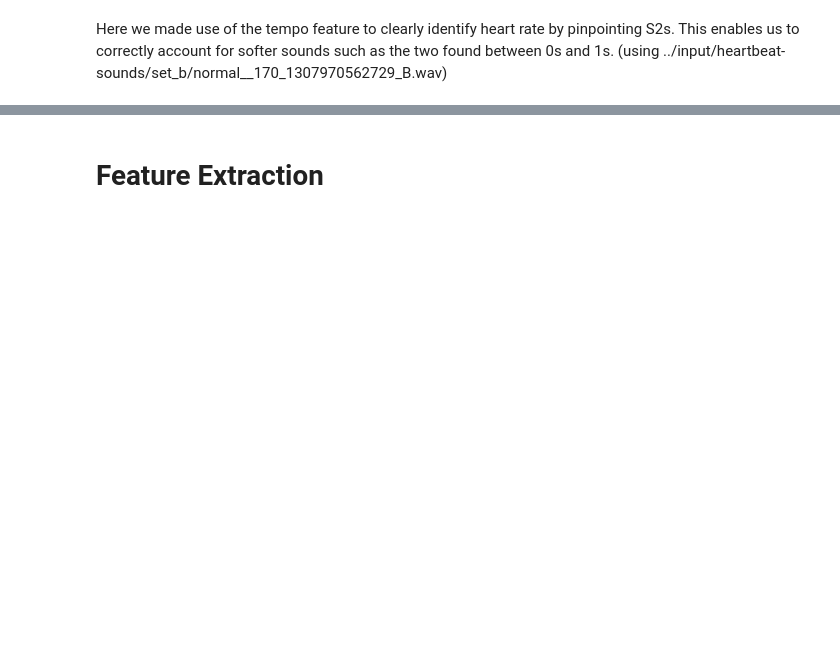
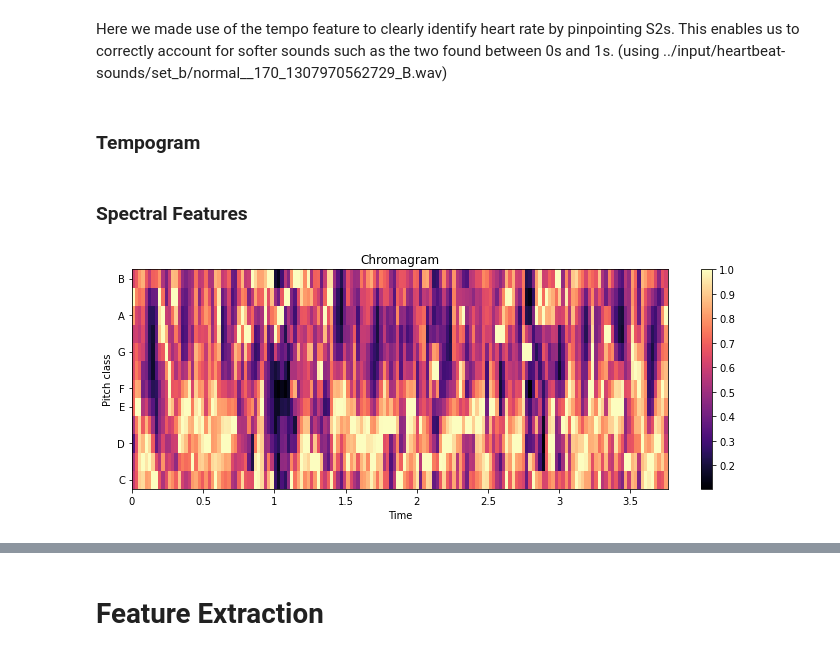
Before and after one commit to k8iechen/HeartPulseProcessor, a Jupyter notebook: Heart Signal Processing.ipynb, the cells around one changed output, grey strips where cells are left out. Cells and saved outputs as stored; diff of their text form; code cells hidden in the pictures; blank space fills up the shorter version.

```diff
--- a/Heart Signal Processing.ipynb
+++ b/Heart Signal Processing.ipynb
@@ -280,2 +268,4 @@ plt.show()
 # %% [markdown]
 Here we made use of the tempo feature to clearly identify heart rate by pinpointing S2s. This enables us to correctly account for softer sounds such as the two found between 0s and 1s. (using ../input/heartbeat-sounds/set_b/normal__170_1307970562729_B.wav)
+# %% [markdown]
+### Tempogram
@@ -281,0 +311,12 @@ Here we made use of the tempo feature to clearly identify heart rate by pinpoint
+# %% [markdown]
+### Spectral Features
+# %%
+chroma = librosa.feature.chroma_stft(y=y, sr=sr)
+plt.figure(figsize=(10, 4))
+librosa.display.specshow(chroma, y_axis='chroma', x_axis='time')
+plt.colorbar()
+plt.title('Chromagram')
+plt.tight_layout()
+plt.show()
+# %% [output]
+[figure, added]
```
Also changed, not shown: parts of 35 cells of this notebook.
